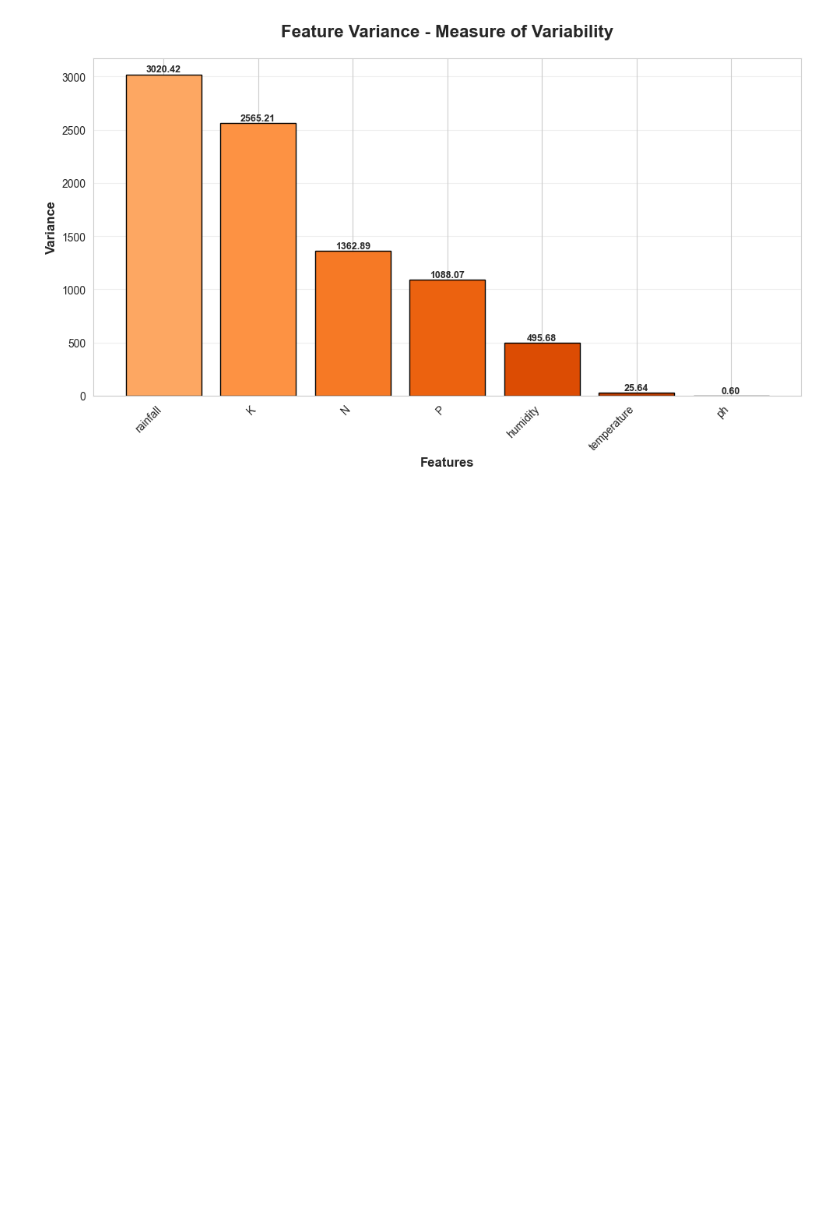
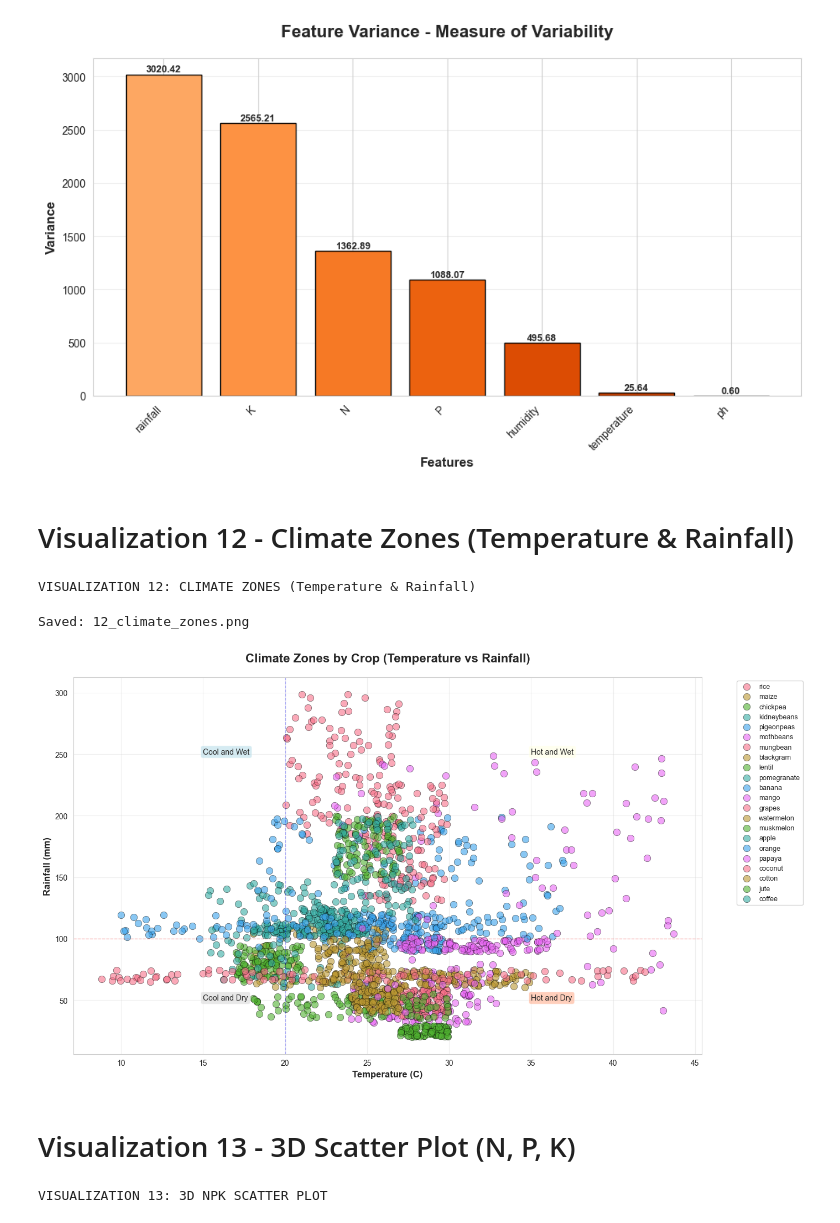
Before and after one commit to x-neon-nexus-o/AI-Powered-Crop-Recommendation-System-with-Explainable-AI-and-Economic-Analysis, a Jupyter notebook: notebooks/3.Exploratory Data Analysis.ipynb, the cells around one changed output. Cells and saved outputs as stored; diff of their text form; code cells hidden in the pictures; blank space fills up the shorter version.

```diff
--- a/notebooks/3.Exploratory Data Analysis.ipynb
+++ b/notebooks/3.Exploratory Data Analysis.ipynb
@@ -571,3 +571,42 @@ plt.show()
 # %% [output]
 Saved: 11_feature_variance.png
 [figure]
+# %% [markdown]
+# Visualization 12 - Climate Zones (Temperature & Rainfall)
+# %%
+print("VISUALIZATION 12: CLIMATE ZONES (Temperature & Rainfall)")
+# %% [output]
+VISUALIZATION 12: CLIMATE ZONES (Temperature & Rainfall)
+# %%
+plt.figure(figsize=(14,8))
+
+for crop in crops:
+    crop_data=df[df["label"]==crop]
+    plt.scatter(crop_data["temperature"],crop_data["rainfall"],label=crop,alpha=0.6,s=80,edgecolors="black",linewidth=0.5)
+
+plt.xlabel("Temperature (C)",fontweight="bold",fontsize=12)
+plt.ylabel("Rainfall (mm)",fontweight="bold",fontsize=12)
+plt.title("Climate Zones by Crop (Temperature vs Rainfall)",fontsize=16,fontweight="bold",pad=20)
+
+plt.axhline(y=100,color="red",linestyle="--",alpha=0.3,linewidth=1)
+plt.axvline(x=20,color="blue",linestyle="--",alpha=0.3,linewidth=1)
+plt.text(15,250,"Cool and Wet",fontsize=10,bbox=dict(boxstyle="round",facecolor="lightblue",alpha=0.5))
+plt.text(35,250,"Hot and Wet",fontsize=10,bbox=dict(boxstyle="round",facecolor="lightyellow",alpha=0.5))
+plt.text(15,50,"Cool and Dry",fontsize=10,bbox=dict(boxstyle="round",facecolor="lightgray",alpha=0.5))
+plt.text(35,50,"Hot and Dry",fontsize=10,bbox=dict(boxstyle="round",facecolor="lightsalmon",alpha=0.5))
+
+plt.legend(bbox_to_anchor=(1.05,1),loc="upper left",ncol=1,fontsize=9)
+plt.grid(True,alpha=0.3)
+plt.tight_layout()
+plt.savefig('../data/visualizations/12_climate_zones.png', dpi=300, bbox_inches='tight')
+print("\nSaved: 12_climate_zones.png")
+plt.show()
+# %% [output]
+Saved: 12_climate_zones.png
+[figure, added]
+# %% [markdown]
+# Visualization 13 - 3D Scatter Plot (N, P, K)
+# %%
+print("VISUALIZATION 13: 3D NPK SCATTER PLOT")
+# %% [output]
+VISUALIZATION 13: 3D NPK SCATTER PLOT
```
Also changed, not shown: parts of 23 cells of this notebook, 7 other files.
